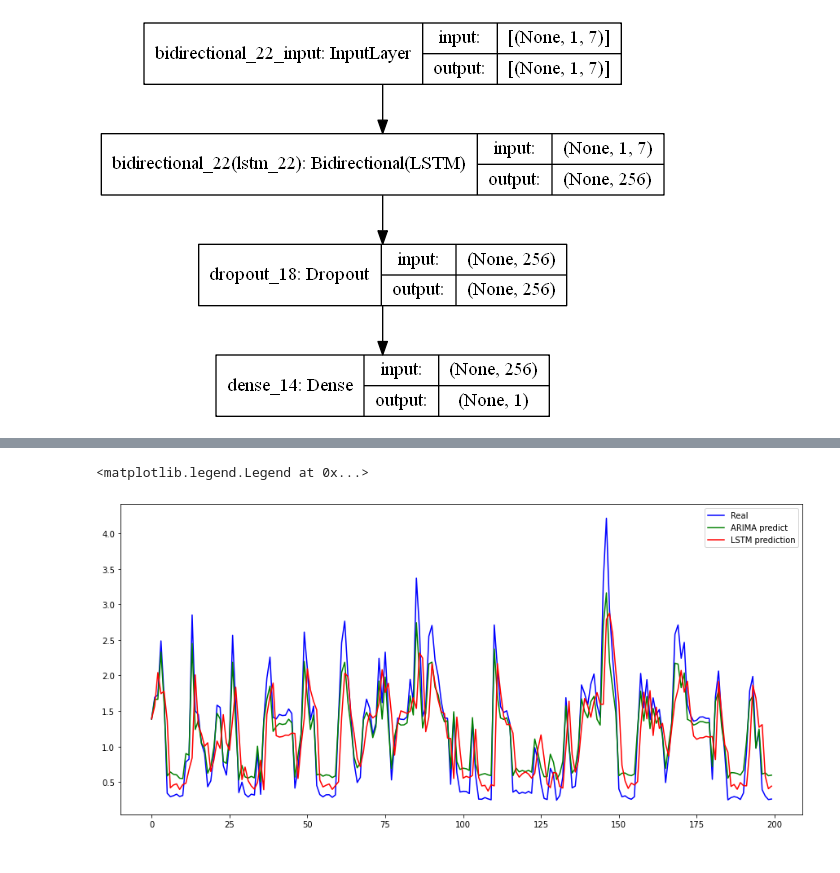
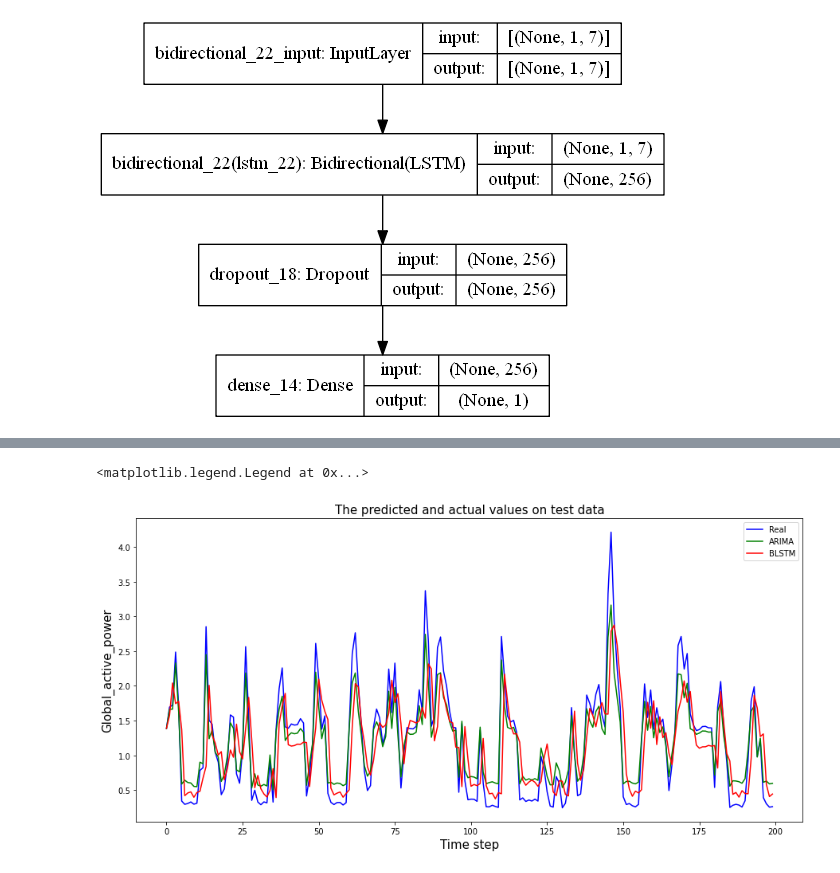
Before and after one commit to gitwetguy/Household_power_prediction, a Jupyter notebook: Household_power_prediciton.ipynb, the cells around one changed output, grey strips where cells are left out. Cells and saved outputs as stored; diff of their text form; code cells hidden in the pictures.

```diff
--- a/Household_power_prediciton.ipynb
+++ b/Household_power_prediciton.ipynb
@@ -23,7 +23,7 @@ import math
 import json
 from IPython.core.pylabtools import figsize
 figsize(15, 7)
-df = pd.read_csv(r'E:\Server_mantain\Household_power_prediction\Household_power_consumption\Household_power_consumption.csv', sep=',',
+df = pd.read_csv(r'E:\Server_mantain\Household_power_prediction\Household_power_consumption\household_power_consumption\household_power_consumption.txt', sep=';',
                  parse_dates={'dt' : ['datetime']}, infer_datetime_format=True,
                  low_memory=False, na_values=['nan','?'], index_col='dt')
 # %%
@@ -75,16 +68,18 @@ dtype: int64
 # %%
 # Below I compare the mean of different featuresresampled over day.
 # specify columns to plot
-cols = [0, 1, 2, 3, 5, 6,7]
+cols = [0, 1, 2, 3,4, 5, 6]
 i = 1
 groups=cols
 values = df.resample('D').mean().values
 # plot each column
 plt.figure(figsize=(15, 10))
 for group in groups:
-	plt.subplot(len(cols), 1, i)
-	plt.plot(values[:, group])
-	plt.title(df.columns[group], y=0.75, loc='right')
-	i += 1
+    plt.subplot(len(cols), 1, i)
+    plt.plot(values[:, group],linewidth=3)
+    plt.title(df.columns[group], y=0.65, loc='right',fontsize=15)
+
+    plt.tight_layout()
+    i += 1
 plt.show()
 # %% [output]
@@ -393,10 +398,13 @@ Add_value = (ARIMA_pred+inv_yhat[1:])
 # %%
 #results.plot_predict(exog=inv_y[:200])
 plt.plot(inv_y[:200],color='blue',label='Real')
-plt.plot(ARIMA_pred[:200],color='green',label='ARIMA predict')
-plt.plot(inv_yhat[:200],color='red',label="LSTM prediction")
-#plt.plot(Mean_value[:200],label='Mean')
+plt.plot(ARIMA_pred[:200],color='green',label='ARIMA')
+plt.plot(inv_yhat[:200],color='red',label="BLSTM")
+#plt.title("The predicted and actual values on test data",fontsize=15)
+plt.xlabel('Time step', size=15)
+plt.ylabel('Global_active_power', size=15)
+plt.title("The predicted and actual values on test data",fontsize=15)
 plt.legend()
 # %% [output]
 <matplotlib.legend.Legend at 0x...>
-[figure, old version]
+[figure, new version]
```
Also changed, not shown: parts of 33 cells of this notebook.
